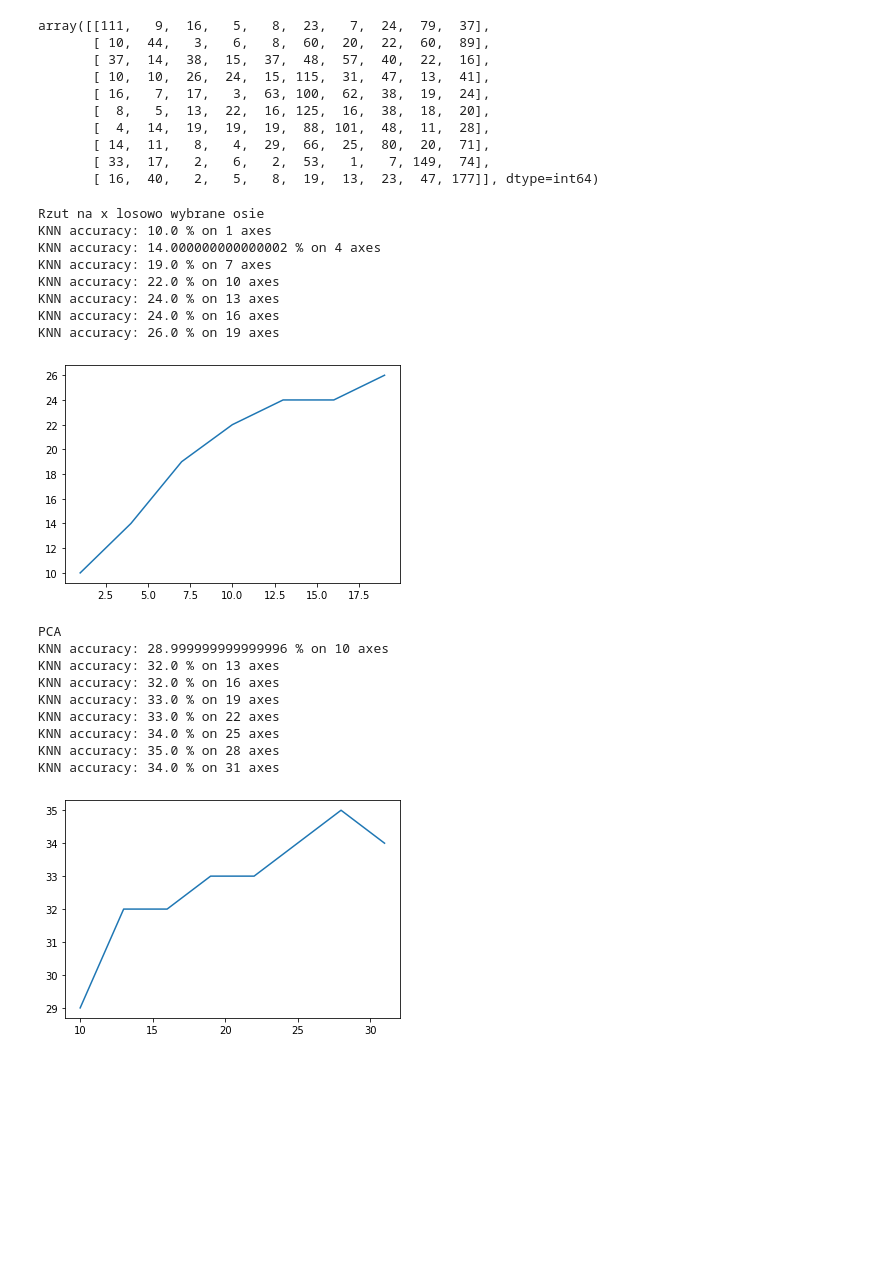
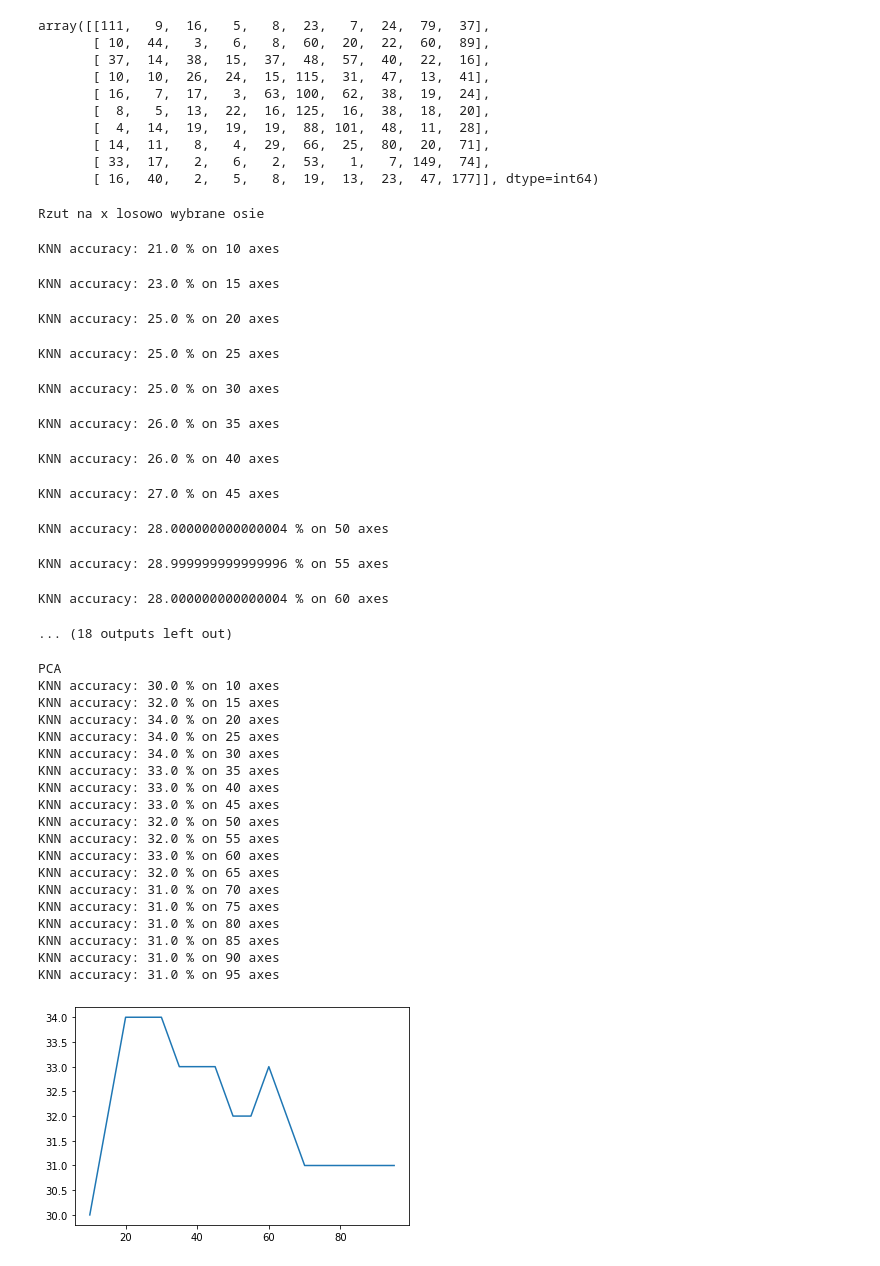
Before and after one commit to jgrodzicki/cifar_image_classification, a Jupyter notebook: cifar10_tryout.ipynb, the cells around one changed output. Cells and saved outputs as stored; diff of their text form; code cells hidden in the pictures; blank space fills up the shorter version.

```diff
--- a/cifar10_tryout.ipynb
+++ b/cifar10_tryout.ipynb
@@ -200,9 +201,9 @@ def sum_up(preds, t):
 
 def sparseRandomProj():
     print("Rzut na x losowo wybrane osie")
-    OS = np.arange(1,20,3)
+    OS = np.arange(10,150,5)
     acc = []
-    for oss in OS:
+    for oss in tqdm.tqdm(OS):
         srp = random_projection.SparseRandomProjection(n_components=oss)
         x_proj = srp.fit_transform(trainx)
         x_test_proj = srp.transform(testx)
@@ -216,42 +217,56 @@ def sparseRandomProj():
 sparseRandomProj()
 # %% [output]
 Rzut na x losowo wybrane osie
-KNN accuracy: 10.0 % on 1 axes
-KNN accuracy: 14.000000000000002 % on 4 axes
-KNN accuracy: 19.0 % on 7 axes
-KNN accuracy: 22.0 % on 10 axes
-KNN accuracy: 24.0 % on 13 axes
-KNN accuracy: 24.0 % on 16 axes
-KNN accuracy: 26.0 % on 19 axes
-[figure, removed]
+KNN accuracy: 21.0 % on 10 axes
+KNN accuracy: 23.0 % on 15 axes
+KNN accuracy: 25.0 % on 20 axes
+KNN accuracy: 25.0 % on 25 axes
+KNN accuracy: 25.0 % on 30 axes
+KNN accuracy: 26.0 % on 35 axes
+KNN accuracy: 26.0 % on 40 axes
+KNN accuracy: 27.0 % on 45 axes
+KNN accuracy: 28.000000000000004 % on 50 axes
+KNN accuracy: 28.999999999999996 % on 55 axes
+KNN accuracy: 28.000000000000004 % on 60 axes
+... (18 outputs left out)
 # %%
 def pca():
     print("PCA")
-    OS = np.arange(10,33,3)
+    OS = np.arange(10,100,5)
 
     accs = []
     for oss in OS:
         pca = decomposition.PCA(n_components=oss)
         x_proj = pca.fit_transform(trainx)
         x_test_proj = pca.transform(testx)
         knn = KNN(x_proj, trainy, x_test_proj, [7])
 
     #     sum_up(knn[7], testy)
         temp_acc = np.round(np.count_nonzero(knn[7] == testy)/len(testy),2)*100
         accs.append(temp_acc)
         print(f"KNN accuracy: {temp_acc} % on {oss} axes")
 
     accuracy_plot(OS, accs)
 
 pca()
 # %% [output]
 PCA
-KNN accuracy: 28.999999999999996 % on 10 axes
-KNN accuracy: 32.0 % on 13 axes
-KNN accuracy: 32.0 % on 16 axes
-KNN accuracy: 33.0 % on 19 axes
-KNN accuracy: 33.0 % on 22 axes
+KNN accuracy: 30.0 % on 10 axes
+KNN accuracy: 32.0 % on 15 axes
+KNN accuracy: 34.0 % on 20 axes
 KNN accuracy: 34.0 % on 25 axes
-KNN accuracy: 35.0 % on 28 axes
-KNN accuracy: 34.0 % on 31 axes
+KNN accuracy: 34.0 % on 30 axes
+KNN accuracy: 33.0 % on 35 axes
+KNN accuracy: 33.0 % on 40 axes
+KNN accuracy: 33.0 % on 45 axes
+KNN accuracy: 32.0 % on 50 axes
+KNN accuracy: 32.0 % on 55 axes
+KNN accuracy: 33.0 % on 60 axes
+KNN accuracy: 32.0 % on 65 axes
+KNN accuracy: 31.0 % on 70 axes
+KNN accuracy: 31.0 % on 75 axes
+KNN accuracy: 31.0 % on 80 axes
+KNN accuracy: 31.0 % on 85 axes
+KNN accuracy: 31.0 % on 90 axes
+KNN accuracy: 31.0 % on 95 axes
-[figure, old version]
+[figure, new version]
```
Also changed, not shown: parts of 2 cells of this notebook, 3 other files.
